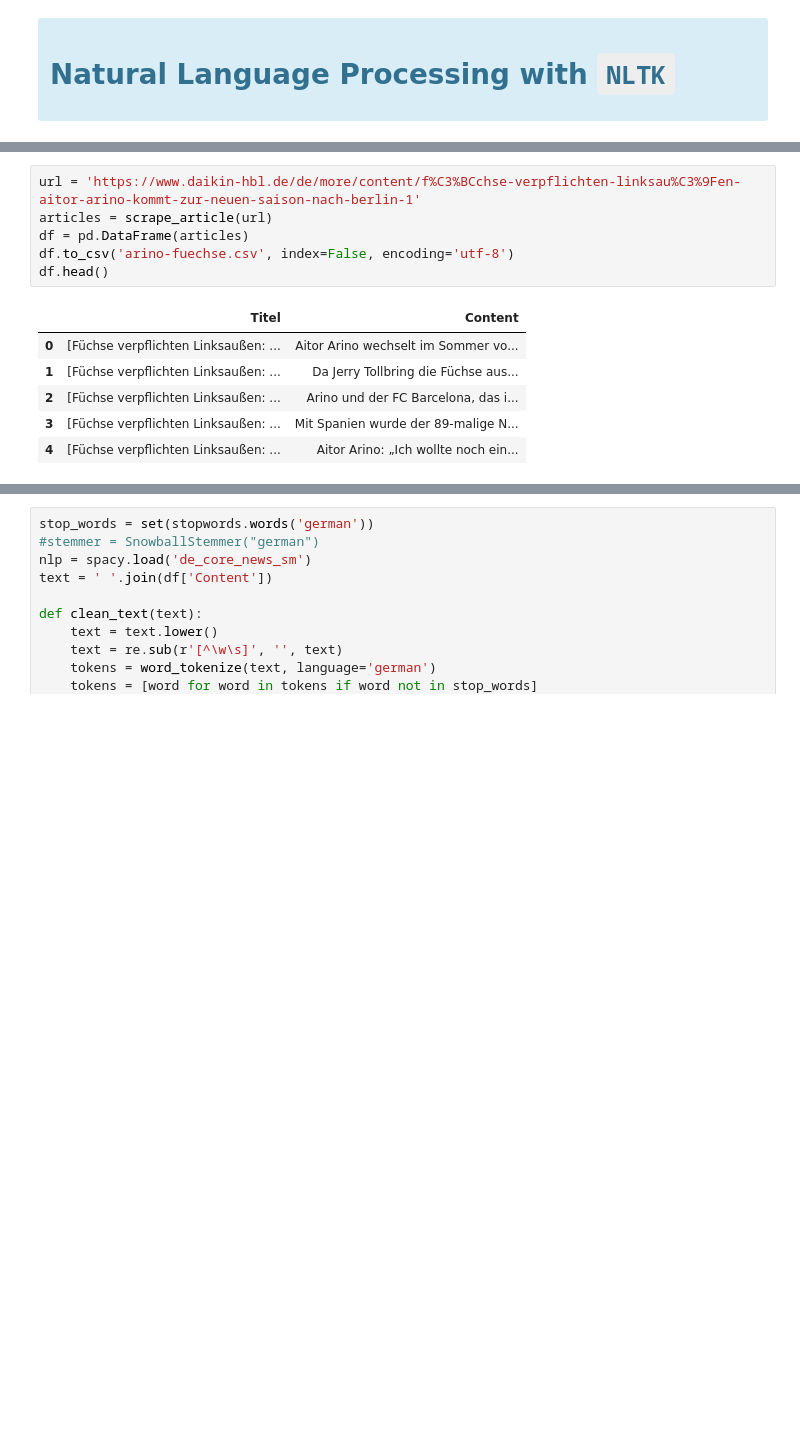
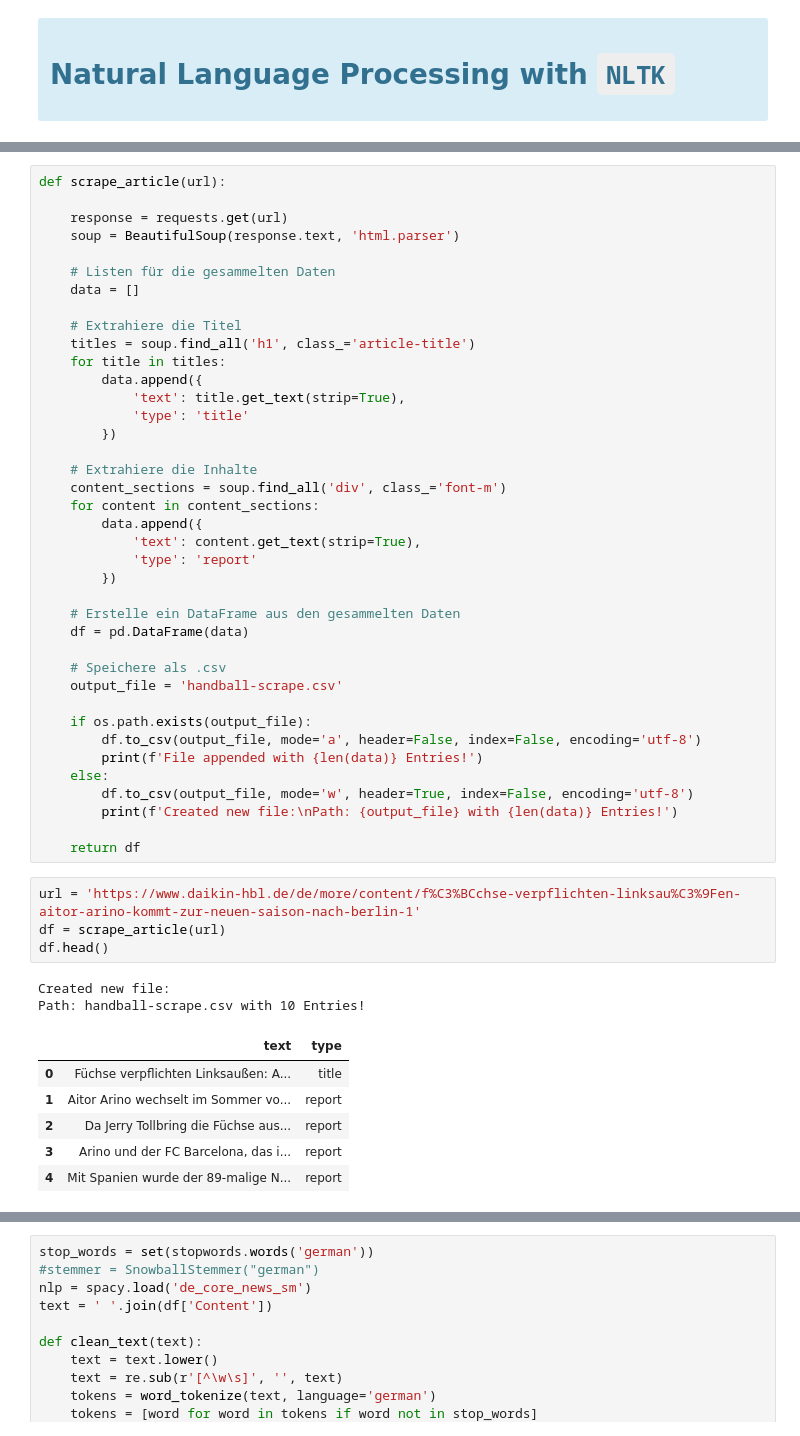
Before and after one commit to ThomasKirsch14/LearningML, a Jupyter notebook: text-analysis/textanalysis.ipynb, the cells around one changed output, grey strips where cells are left out. Drawn from its saved outputs; the diff is of its cells as text; blank space fills up the shorter version.

Commit message:
Updated Function scrape_article so it contains labeled data

```diff
--- a/text-analysis/textanalysis.ipynb
+++ b/text-analysis/textanalysis.ipynb
@@ -47,13 +63,52 @@ def scrape_article(url):
+# %%
+def scrape_article(url):
+
+    response = requests.get(url)
+    soup = BeautifulSoup(response.text, 'html.parser')
+
+    # Listen für die gesammelten Daten
+    data = []
+
+    # Extrahiere die Titel
+    titles = soup.find_all('h1', class_='article-title')
+    for title in titles:
+        data.append({
+            'text': title.get_text(strip=True),
+            'type': 'title'
+        })
+
+    # Extrahiere die Inhalte
+    content_sections = soup.find_all('div', class_='font-m')
+    for content in content_sections:
+        data.append({
+            'text': content.get_text(strip=True),
+            'type': 'report'
+        })
+
+    # Erstelle ein DataFrame aus den gesammelten Daten
+    df = pd.DataFrame(data)
+
+    # Speichere als .csv
+    output_file = 'handball-scrape.csv'
+
+    if os.path.exists(output_file):
+        df.to_csv(output_file, mode='a', header=False, index=False, encoding='utf-8')
+        print(f'File appended with {len(data)} Entries!')
+    else:
+        df.to_csv(output_file, mode='w', header=True, index=False, encoding='utf-8')
+        print(f'Created new file:\nPath: {output_file} with {len(data)} Entries!')
+
+    return df
 # %%
 url = 'https://www.daikin-hbl.de/de/more/content/f%C3%BCchse-verpflichten-linksau%C3%9Fen-aitor-arino-kommt-zur-neuen-saison-nach-berlin-1'
-articles = scrape_article(url)
-df = pd.DataFrame(articles)
-df.to_csv('arino-fuechse.csv', index=False, encoding='utf-8')
+df = scrape_article(url)
 df.head()
 # %% [output]
+Created new file:
+Path: handball-scrape.csv with 10 Entries!
-|  | Titel | Content |
-| 0 | [Füchse verpflichten Linksaußen: ... | Aitor Arino wechselt im Sommer vo... |
-| 1 | [Füchse verpflichten Linksaußen: ... | Da Jerry Tollbring die Füchse aus... |
-| 2 | [Füchse verpflichten Linksaußen: ... | Arino und der FC Barcelona, das i... |
-| 3 | [Füchse verpflichten Linksaußen: ... | Mit Spanien wurde der 89-malige N... |
-| 4 | [Füchse verpflichten Linksaußen: ... | Aitor Arino: „Ich wollte noch ein... |
+|  | text | type |
+| 0 | Füchse verpflichten Linksaußen: A... | title |
+| 1 | Aitor Arino wechselt im Sommer vo... | report |
+| 2 | Da Jerry Tollbring die Füchse aus... | report |
+| 3 | Arino und der FC Barcelona, das i... | report |
+| 4 | Mit Spanien wurde der 89-malige N... | report |
```
Also changed, not shown: parts of 5 cells of this notebook, 3 other files.
